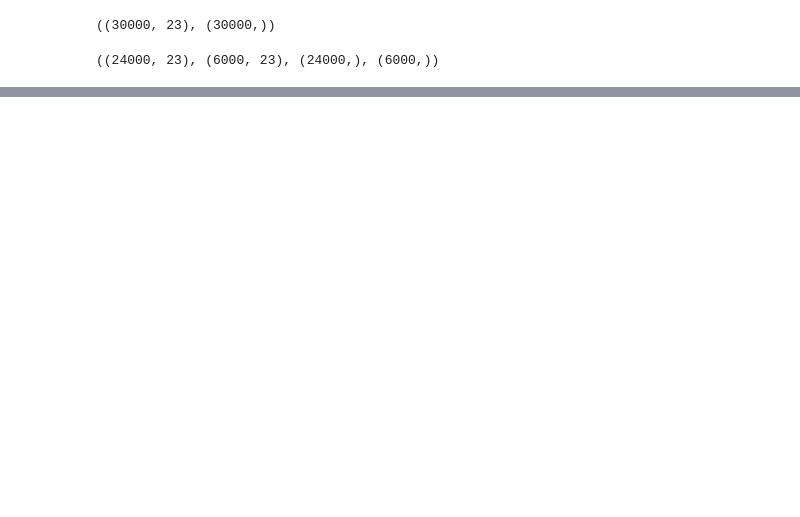
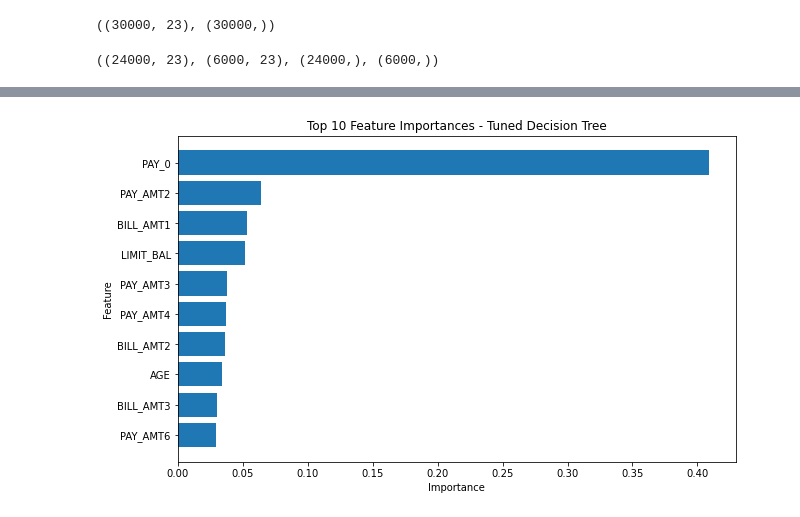
Before and after one commit to Aby-12/Credit-default-prediction-project, a Jupyter notebook: notebook.ipynb, the cells around one changed output, grey strips where cells are left out. Drawn from its saved outputs; the diff is of its cells as text; code cells hidden in the pictures; blank space fills up the shorter version.

```diff
--- a/notebook.ipynb
+++ b/notebook.ipynb
@@ -436,0 +836,16 @@ X_train.shape, X_test.shape, y_train.shape, y_test.shape
+# %%
+best_tree = grid.best_estimator_
+import pandas as pd
+import matplotlib.pyplot as plt
+
+# Extract feature importances from tuned model
+importances = best_tree.feature_importances_
+
+# Create DataFrame
+feature_importance_df = pd.DataFrame({
+    "Feature": X.columns,
+    "Importance": importances
+}).sort_values(by="Importance", ascending=False)
+
+# Show top features
+feature_importance_df.head(10)
@@ -436,0 +864,13 @@ X_train.shape, X_test.shape, y_train.shape, y_test.shape
+# %%
+plt.figure(figsize=(10,6))
+plt.barh(
+    feature_importance_df["Feature"][:10],
+    feature_importance_df["Importance"][:10]
+)
+plt.gca().invert_yaxis()
+plt.title("Top 10 Feature Importances - Tuned Decision Tree")
+plt.xlabel("Importance")
+plt.ylabel("Feature")
+plt.show()
+# %% [output]
+[figure, added]
```
Also changed, not shown: parts of 29 cells of this notebook.
